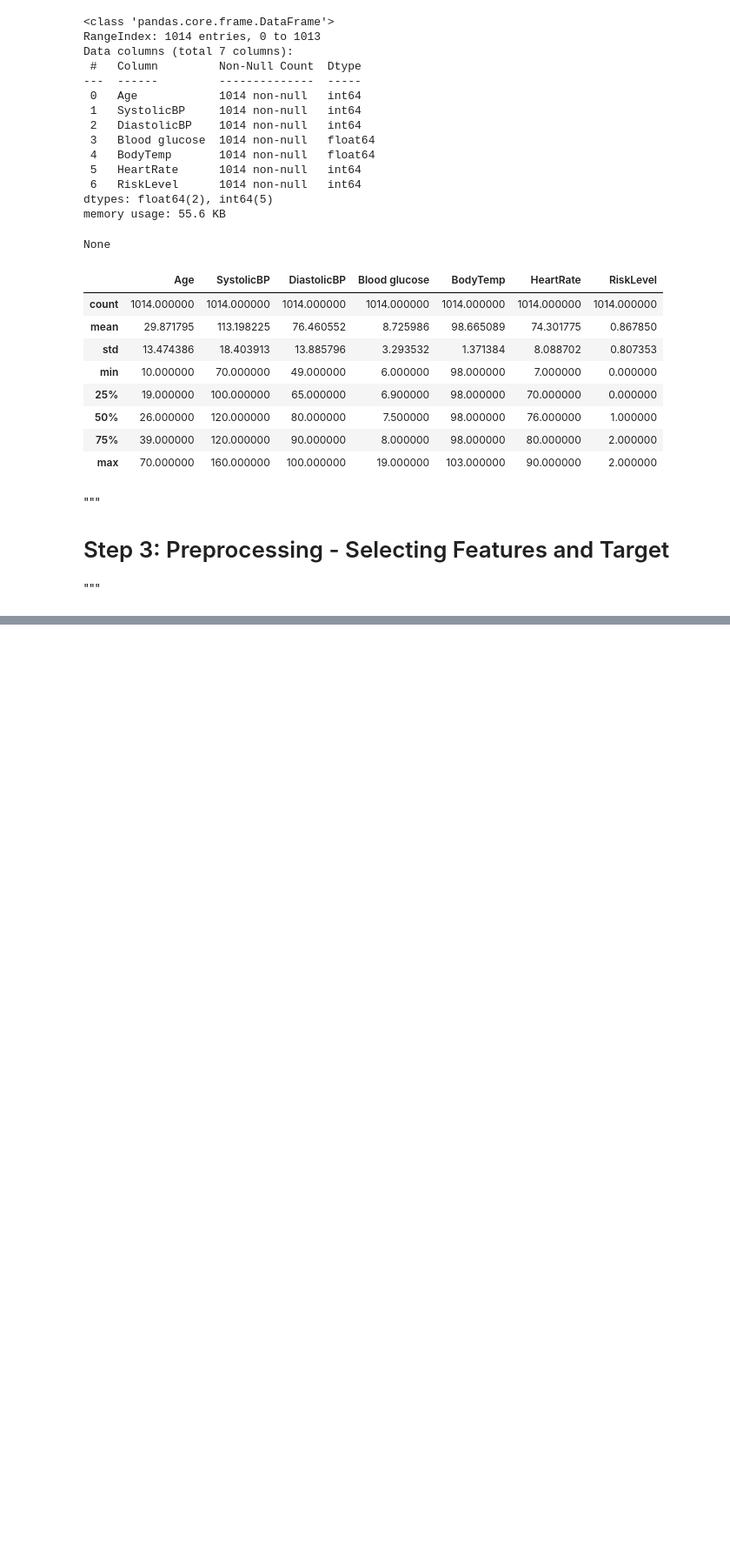
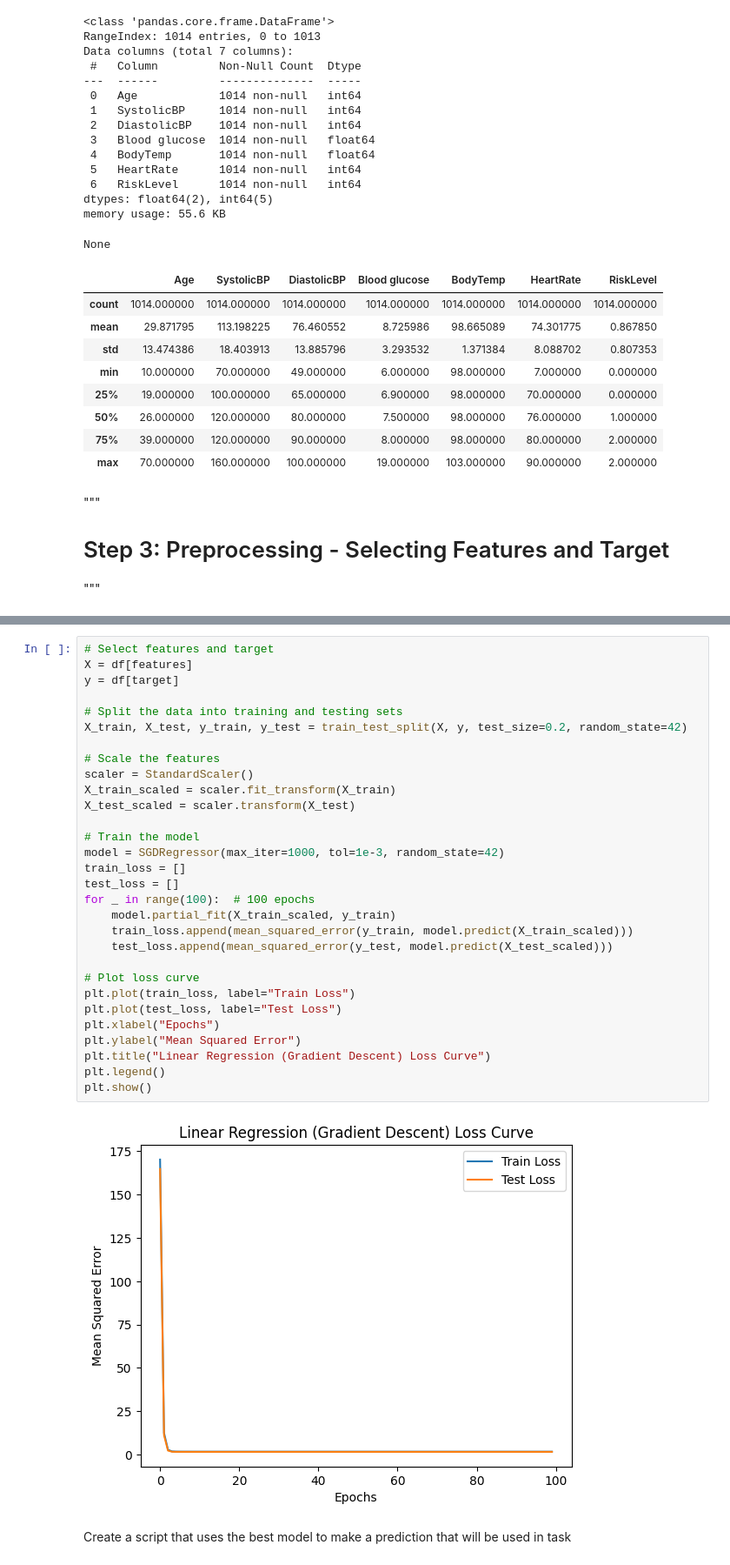
Before and after one commit to jkeza1/linear_regression_model, a Jupyter notebook: summative/linear_regression/multivariate.ipynb, the cells around one changed output, grey strips where cells are left out. Shown at 87% size. Cells and saved outputs as stored; diff of their text form; blank space fills up the shorter version.

```diff
--- a/summative/linear_regression/multivariate.ipynb
+++ b/summative/linear_regression/multivariate.ipynb
@@ -390,0 +177,34 @@ ValueError: X has 6 features, but LogisticRegression is expecting 4 features as
+# %%
+# Select features and target
+X = df[features]
+y = df[target]
+
+# Split the data into training and testing sets
+X_train, X_test, y_train, y_test = train_test_split(X, y, test_size=0.2, random_state=42)
+
+# Scale the features
+scaler = StandardScaler()
+X_train_scaled = scaler.fit_transform(X_train)
+X_test_scaled = scaler.transform(X_test)
+
+# Train the model
+model = SGDRegressor(max_iter=1000, tol=1e-3, random_state=42)
+train_loss = []
+test_loss = []
+for _ in range(100):  # 100 epochs
+    model.partial_fit(X_train_scaled, y_train)
+    train_loss.append(mean_squared_error(y_train, model.predict(X_train_scaled)))
+    test_loss.append(mean_squared_error(y_test, model.predict(X_test_scaled)))
+
+# Plot loss curve
+plt.plot(train_loss, label="Train Loss")
+plt.plot(test_loss, label="Test Loss")
+plt.xlabel("Epochs")
+plt.ylabel("Mean Squared Error")
+plt.title("Linear Regression (Gradient Descent) Loss Curve")
+plt.legend()
+plt.show()
+# %% [output]
+[figure, added]
+# %% [markdown]
+ Create a script that uses the best model to make a prediction that will be used in task
```
Also changed, not shown: parts of 44 cells of this notebook, 10 other files.
